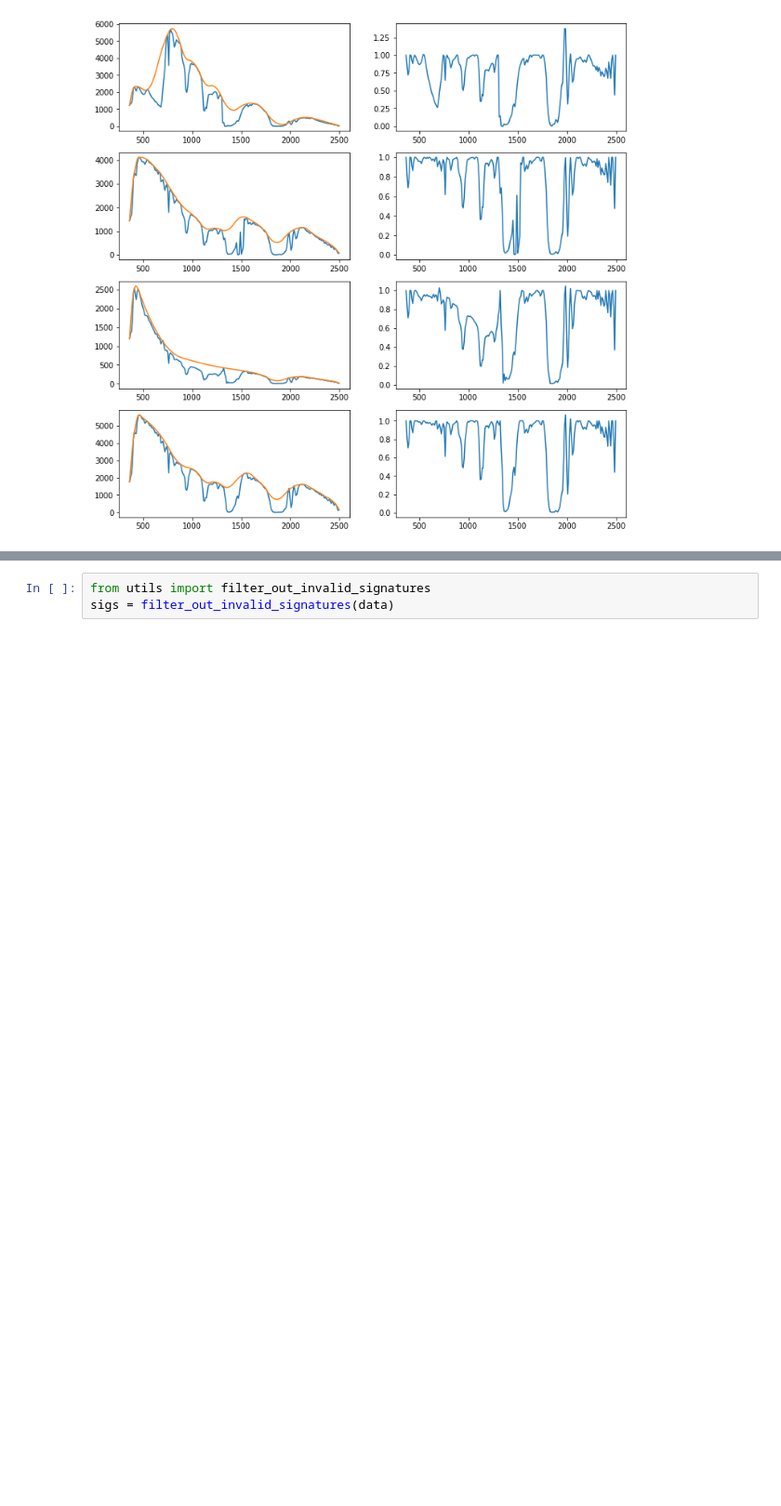
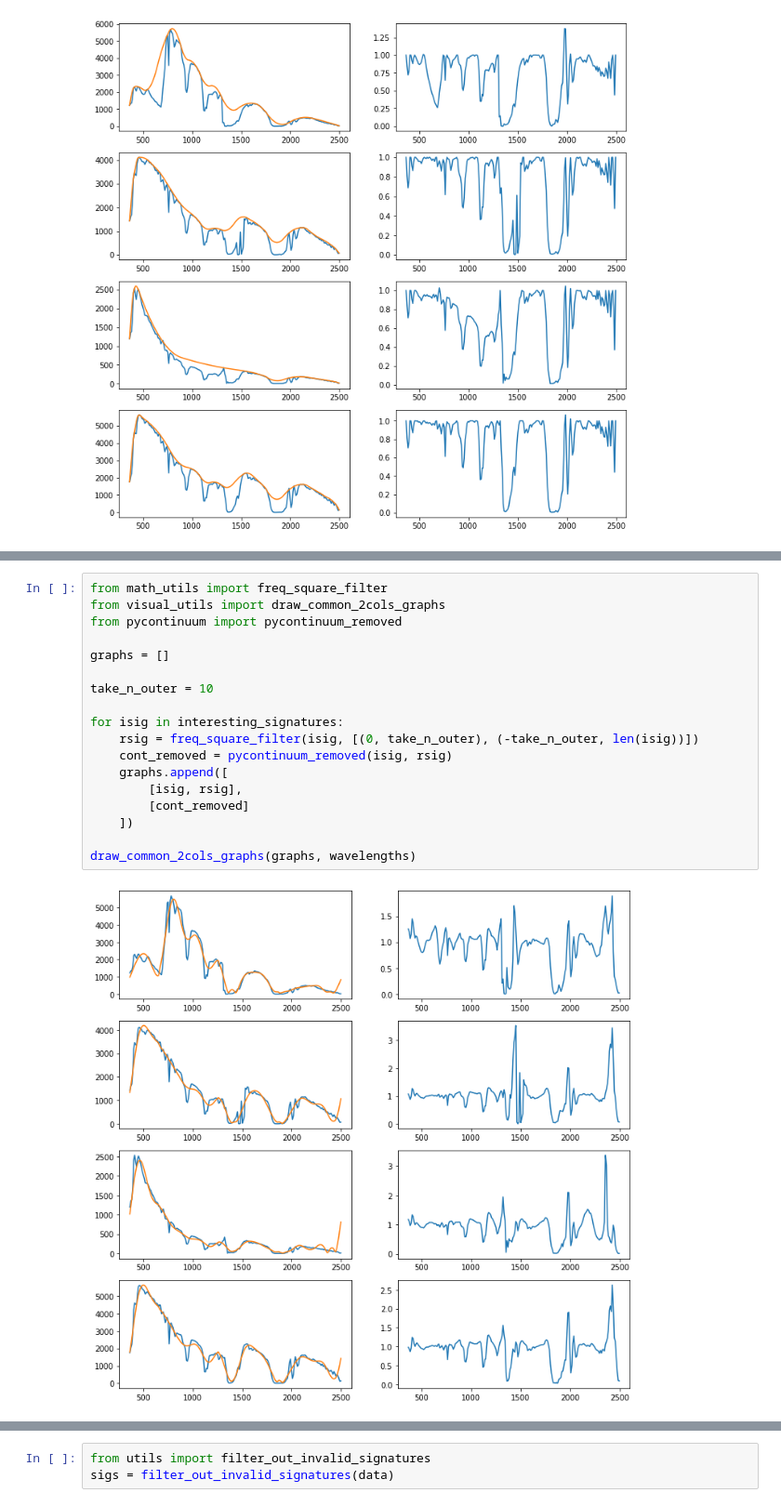
Before and after one commit to kormang/hyperspectralplayground, a Jupyter notebook: hyperspectral.ipynb, the cells around one changed output, grey strips where cells are left out. Shown at 93% size. Cells and saved outputs as stored; diff of their text form; blank space fills up the shorter version.

```diff
--- a/hyperspectral.ipynb
+++ b/hyperspectral.ipynb
@@ -278,0 +309,20 @@ draw_common_2cols_graphs(graphs, wavelengths)
+# %%
+from math_utils import freq_square_filter
+from visual_utils import draw_common_2cols_graphs
+from pycontinuum import pycontinuum_removed
+
+graphs = []
+
+take_n_outer = 10
+
+for isig in interesting_signatures:
+    rsig = freq_square_filter(isig, [(0, take_n_outer), (-take_n_outer, len(isig))])
+    cont_removed = pycontinuum_removed(isig, rsig)
+    graphs.append([
+        [isig, rsig],
+        [cont_removed]
+    ])
+
+draw_common_2cols_graphs(graphs, wavelengths)
+# %% [output]
+[figure, added]
```
Also changed, not shown: parts of 3 cells of this notebook, 3 other files.
